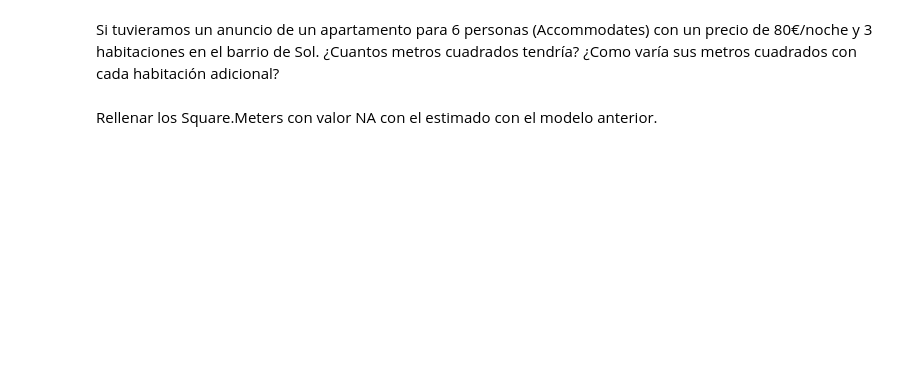
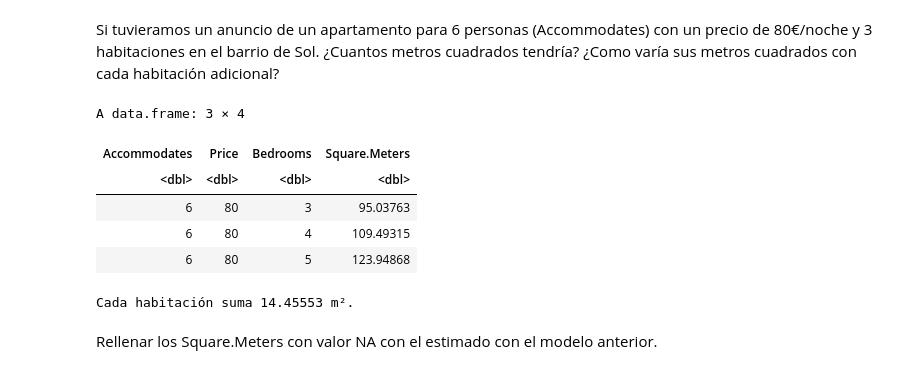
Before and after one commit to Inotist/proyect-bd-ml, a Jupyter notebook: Data Mining/0-Practica-NombreAlumno.ipynb, the cells around one changed output. Saved outputs shown, nothing was run; the diff lists cells and outputs as text; code cells hidden in the pictures; blank space fills up the shorter version.

```diff
--- a/Data Mining/0-Practica-NombreAlumno.ipynb
+++ b/Data Mining/0-Practica-NombreAlumno.ipynb
@@ -236,2 +244,13 @@ Si tuvieramos un anuncio de un apartamento para 6 personas (Accommodates) con un
+# %%
+df_madrid.predicted
+cat("Cada habitación suma",df_madrid.predicted$Square.Meters[df_madrid.predicted$Bedroom==4]-df_madrid.predicted$Square.Meters[df_madrid.predicted$Bedroom==3],"m².")
+# %% [output]
+A data.frame: 3 × 4
+| Accommodates | Price | Bedrooms | Square.Meters |
+| <dbl> | <dbl> | <dbl> | <dbl> |
+| 6 | 80 | 3 | 95.03763 |
+| 6 | 80 | 4 | 109.49315 |
+| 6 | 80 | 5 | 123.94868 |
+Cada habitación suma 14.45553 m².
 # %% [markdown]
 Rellenar los Square.Meters con valor NA con el estimado con el modelo anterior.
```
Also changed, not shown: parts of 9 cells of this notebook.
